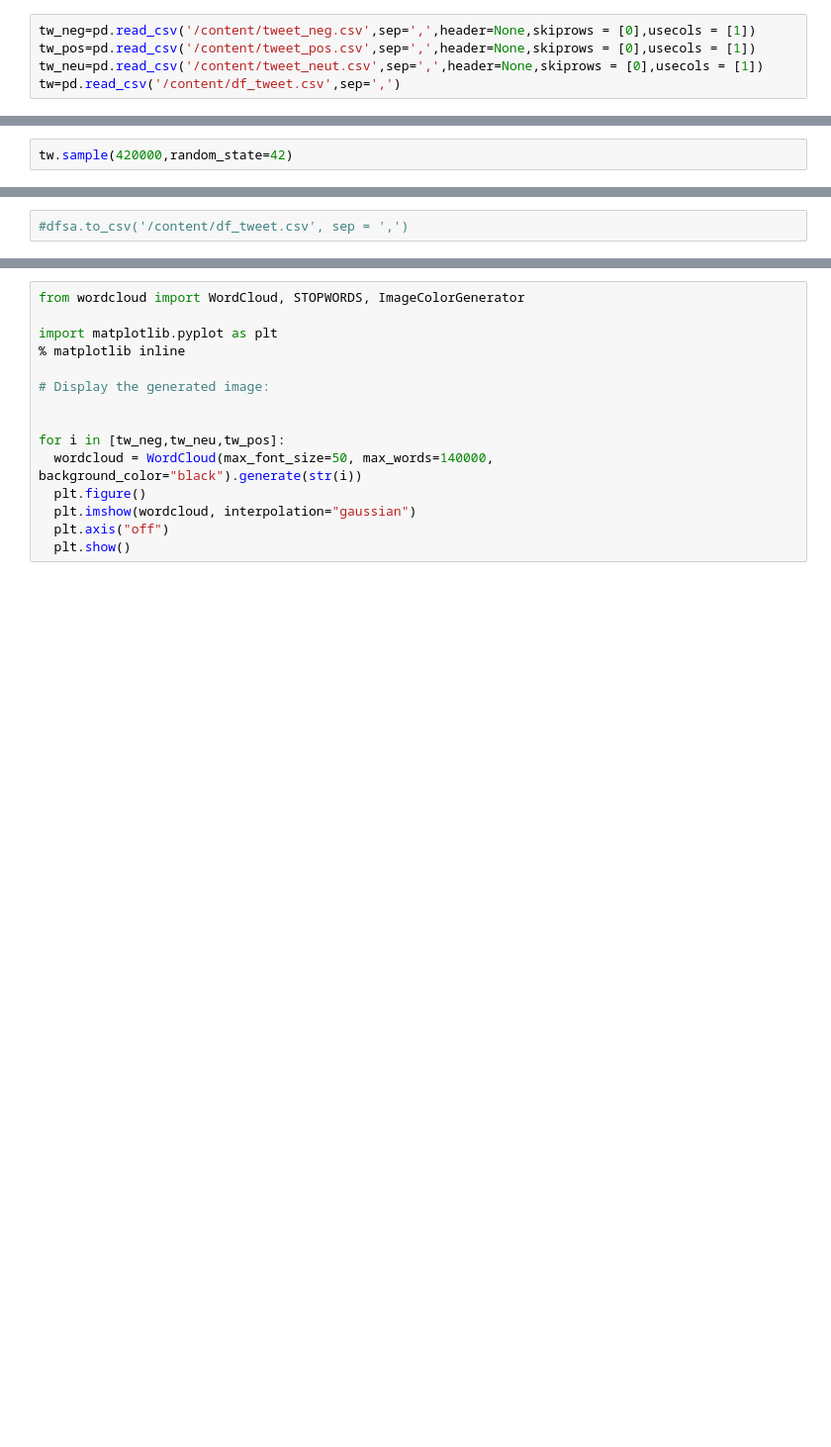
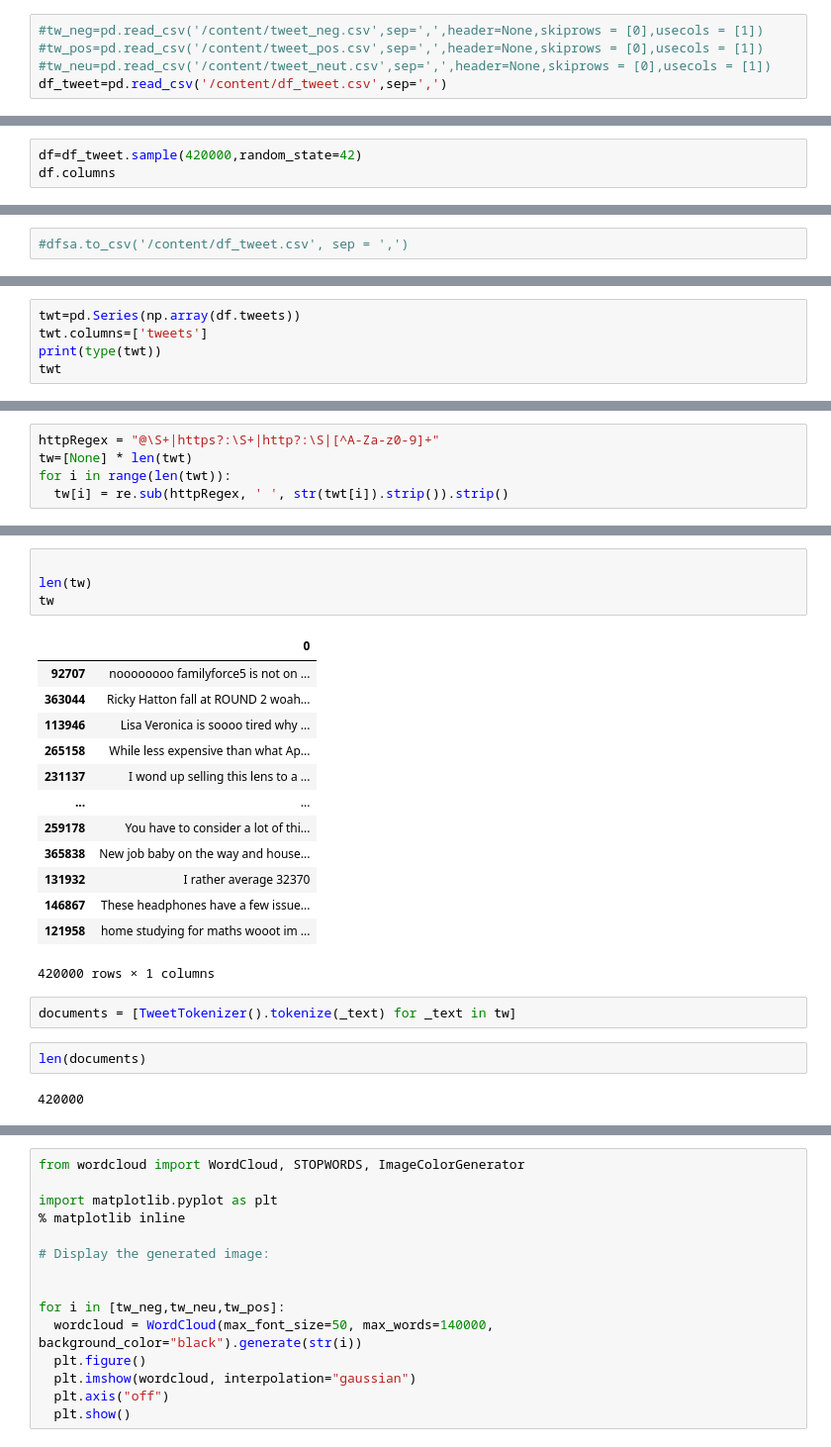
Before and after one commit to max-cyril/sentiment_analysis, a Jupyter notebook: Untitled9.ipynb, the cells around one changed output, grey strips where cells are left out. Shown at 99% size. Drawn from its saved outputs; the diff is of its cells as text; blank space fills up the shorter version.

```diff
--- a/Untitled9.ipynb
+++ b/Untitled9.ipynb
@@ -243,7 +243,7 @@ le premier token est:
 # %%
 import pandas as pd
 # %%
-tw_neg=pd.read_csv('/content/tweet_neg.csv',sep=',',header=None,skiprows = [0],usecols = [1])
-tw_pos=pd.read_csv('/content/tweet_pos.csv',sep=',',header=None,skiprows = [0],usecols = [1])
-tw_neu=pd.read_csv('/content/tweet_neut.csv',sep=',',header=None,skiprows = [0],usecols = [1])
-tw=pd.read_csv('/content/df_tweet.csv',sep=',')
+#tw_neg=pd.read_csv('/content/tweet_neg.csv',sep=',',header=None,skiprows = [0],usecols = [1])
+#tw_pos=pd.read_csv('/content/tweet_pos.csv',sep=',',header=None,skiprows = [0],usecols = [1])
+#tw_neu=pd.read_csv('/content/tweet_neut.csv',sep=',',header=None,skiprows = [0],usecols = [1])
+df_tweet=pd.read_csv('/content/df_tweet.csv',sep=',')
@@ -266,3 +250,4 @@ tw
 # %%
-tw.sample(420000,random_state=42)
+df=df_tweet.sample(420000,random_state=42)
+df.columns
 # %% [output]
@@ -315,0 +344,5 @@ zero.shape
+# %%
+twt=pd.Series(np.array(df.tweets))
+twt.columns=['tweets']
+print(type(twt))
+twt
@@ -315,0 +363,5 @@ zero.shape
+# %%
+httpRegex = "@\S+|https?:\S+|http?:\S|[^A-Za-z0-9]+"
+tw=[None] * len(twt)
+for i in range(len(twt)):
+  tw[i] = re.sub(httpRegex, ' ', str(twt[i]).strip()).strip()
@@ -315,0 +407,24 @@ zero.shape
+# %%
+
+len(tw)
+tw
+# %% [output]
+|  | 0 |
+| 92707 | noooooooo familyforce5 is not on ... |
+| 363044 | Ricky Hatton fall at ROUND 2 woah... |
+| 113946 | Lisa Veronica is soooo tired why ... |
+| 265158 | While less expensive than what Ap... |
+| 231137 | I wond up selling this lens to a ... |
+| ... | ... |
+| 259178 | You have to consider a lot of thi... |
+| 365838 | New job baby on the way and house... |
+| 131932 | I rather average 32370 |
+| 146867 | These headphones have a few issue... |
+| 121958 | home studying for maths wooot im ... |
+420000 rows × 1 columns
+# %%
+documents = [TweetTokenizer().tokenize(_text) for _text in tw]
+# %%
+len(documents)
+# %% [output]
+420000
```
Also changed, not shown: parts of 23 cells of this notebook.
